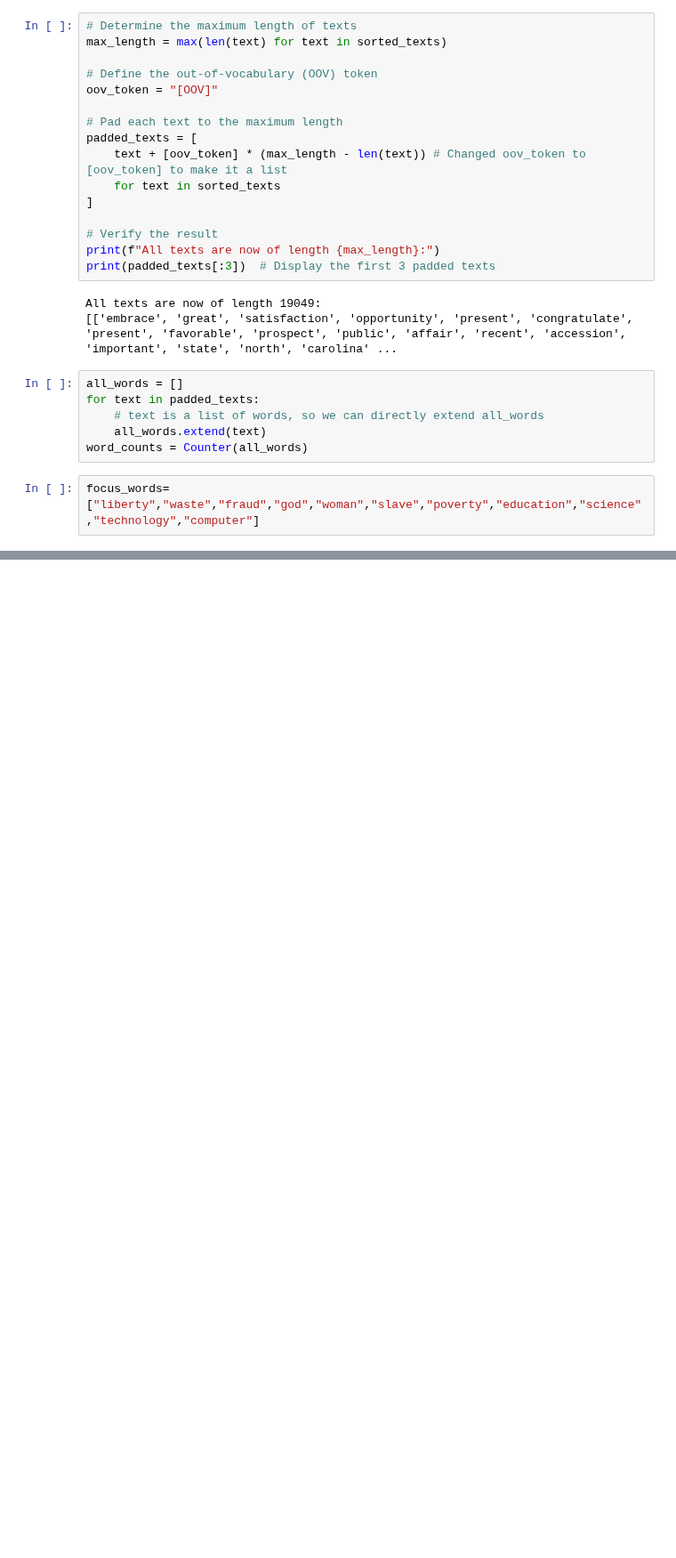
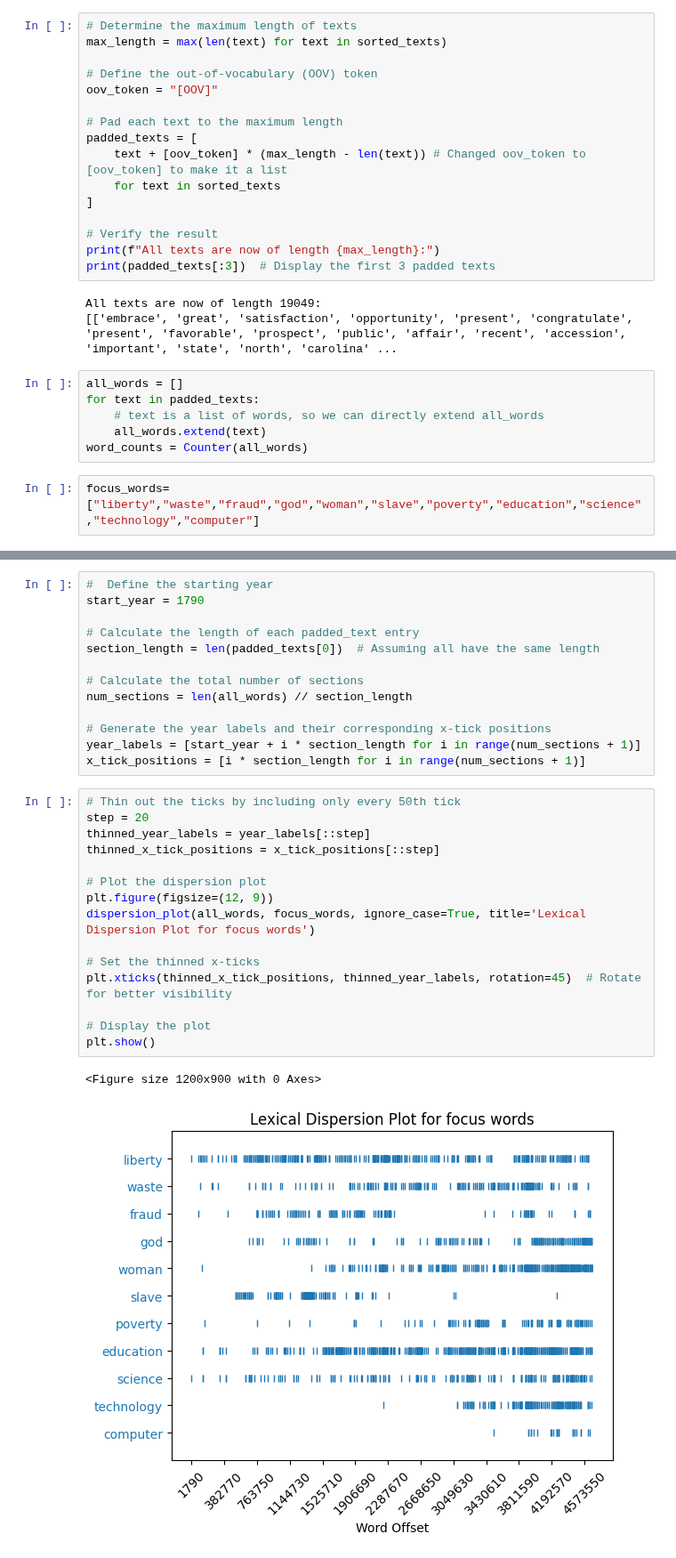
Before and after one commit to alex-smith-uwec/NLP_Spring2025, a Jupyter notebook: StateUnion.ipynb, the cells around one changed output, grey strips where cells are left out. Shown at 89% size. Saved outputs shown, nothing was run; the diff lists cells and outputs as text; blank space fills up the shorter version.

```diff
--- a/StateUnion.ipynb
+++ b/StateUnion.ipynb
@@ -183,0 +173,31 @@ plt.show()
+# %%
+#  Define the starting year
+start_year = 1790
+
+# Calculate the length of each padded_text entry
+section_length = len(padded_texts[0])  # Assuming all have the same length
+
+# Calculate the total number of sections
+num_sections = len(all_words) // section_length
+
+# Generate the year labels and their corresponding x-tick positions
+year_labels = [start_year + i * section_length for i in range(num_sections + 1)]
+x_tick_positions = [i * section_length for i in range(num_sections + 1)]
+# %%
+# Thin out the ticks by including only every 50th tick
+step = 20
+thinned_year_labels = year_labels[::step]
+thinned_x_tick_positions = x_tick_positions[::step]
+
+# Plot the dispersion plot
+plt.figure(figsize=(12, 9))
+dispersion_plot(all_words, focus_words, ignore_case=True, title='Lexical Dispersion Plot for focus words')
+
+# Set the thinned x-ticks
+plt.xticks(thinned_x_tick_positions, thinned_year_labels, rotation=45)  # Rotate for better visibility
+
+# Display the plot
+plt.show()
+# %% [output]
+<Figure size 1200x900 with 0 Axes>
+[figure, added]
```
Also changed, not shown: parts of 6 cells of this notebook.
